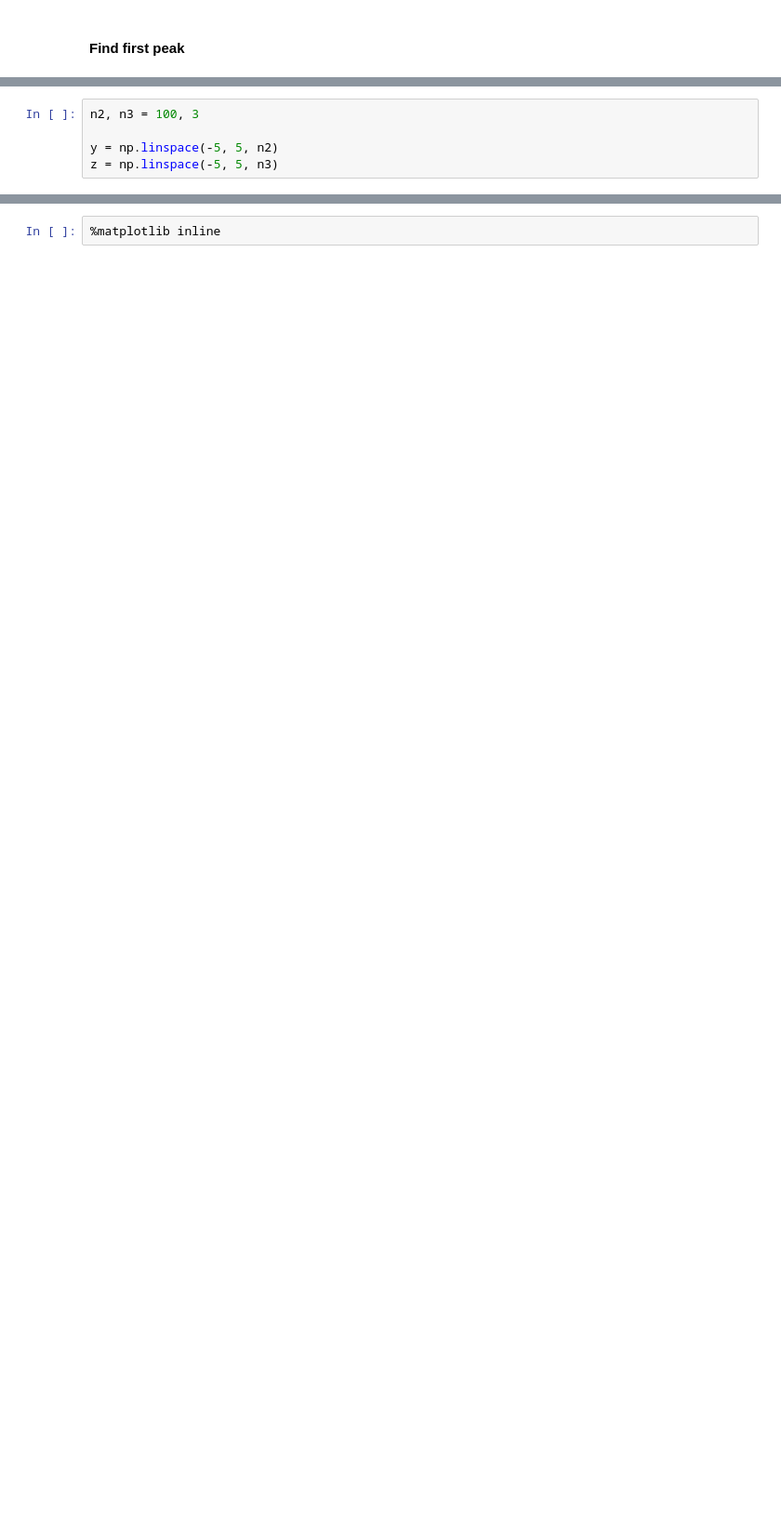
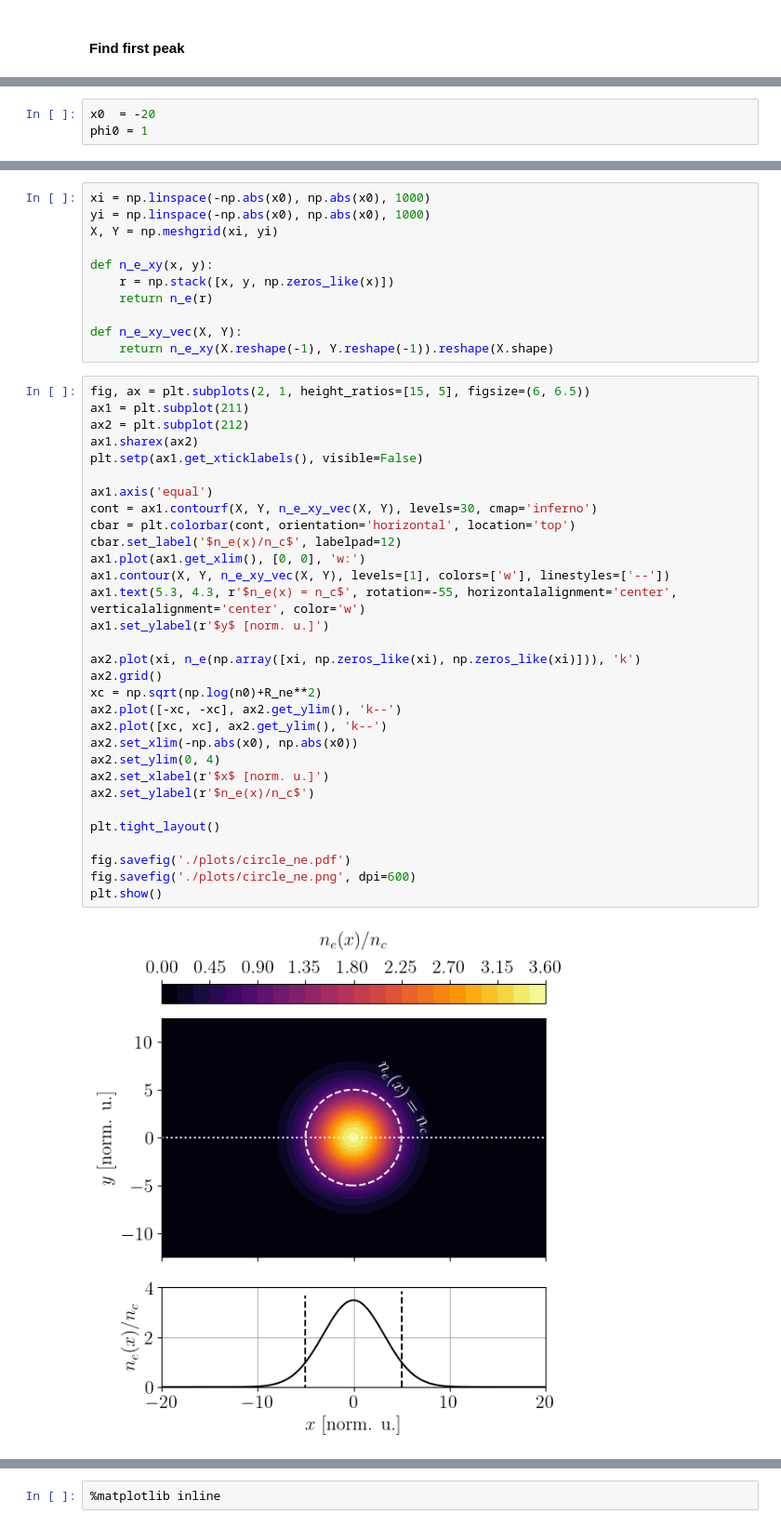
Before and after one commit to runehoejlund/plasma-ray-tracer, a Jupyter notebook: MGO/go_circle.ipynb, the cells around one changed output, grey strips where cells are left out. Shown at 93% size. Drawn from its saved outputs; the diff is of its cells as text; blank space fills up the shorter version.

Commit message:
finalized GO Circle example

```diff
--- a/MGO/go_circle.ipynb
+++ b/MGO/go_circle.ipynb
@@ -139,5 +28,0 @@ def get_masks_of_const_sgn(a):
-# %%
-n2, n3 = 100, 3
-
-y = np.linspace(-5, 5, n2)
-z = np.linspace(-5, 5, n3)
@@ -186,0 +31,3 @@ plt.show()
+# %%
+x0  = -20
+phi0 = 1
@@ -186,0 +96,44 @@ plt.show()
+# %%
+xi = np.linspace(-np.abs(x0), np.abs(x0), 1000)
+yi = np.linspace(-np.abs(x0), np.abs(x0), 1000)
+X, Y = np.meshgrid(xi, yi)
+
+def n_e_xy(x, y):
+    r = np.stack([x, y, np.zeros_like(x)])
+    return n_e(r)
+
+def n_e_xy_vec(X, Y):
+    return n_e_xy(X.reshape(-1), Y.reshape(-1)).reshape(X.shape)
+# %%
+fig, ax = plt.subplots(2, 1, height_ratios=[15, 5], figsize=(6, 6.5))
+ax1 = plt.subplot(211)
+ax2 = plt.subplot(212)
+ax1.sharex(ax2)
+plt.setp(ax1.get_xticklabels(), visible=False)
+
+ax1.axis('equal')
+cont = ax1.contourf(X, Y, n_e_xy_vec(X, Y), levels=30, cmap='inferno')
+cbar = plt.colorbar(cont, orientation='horizontal', location='top')
+cbar.set_label('$n_e(x)/n_c$', labelpad=12)
+ax1.plot(ax1.get_xlim(), [0, 0], 'w:')
+ax1.contour(X, Y, n_e_xy_vec(X, Y), levels=[1], colors=['w'], linestyles=['--'])
+ax1.text(5.3, 4.3, r'$n_e(x) = n_c$', rotation=-55, horizontalalignment='center', verticalalignment='center', color='w')
+ax1.set_ylabel(r'$y$ [norm. u.]')
+
+ax2.plot(xi, n_e(np.array([xi, np.zeros_like(xi), np.zeros_like(xi)])), 'k')
+ax2.grid()
+xc = np.sqrt(np.log(n0)+R_ne**2)
+ax2.plot([-xc, -xc], ax2.get_ylim(), 'k--')
+ax2.plot([xc, xc], ax2.get_ylim(), 'k--')
+ax2.set_xlim(-np.abs(x0), np.abs(x0))
+ax2.set_ylim(0, 4)
+ax2.set_xlabel(r'$x$ [norm. u.]')
+ax2.set_ylabel(r'$n_e(x)/n_c$')
+
+plt.tight_layout()
+
+fig.savefig('./plots/circle_ne.pdf')
+fig.savefig('./plots/circle_ne.png', dpi=600)
+plt.show()
+# %% [output]
+[figure, added]
```
Also changed, not shown: parts of 52 cells of this notebook.
